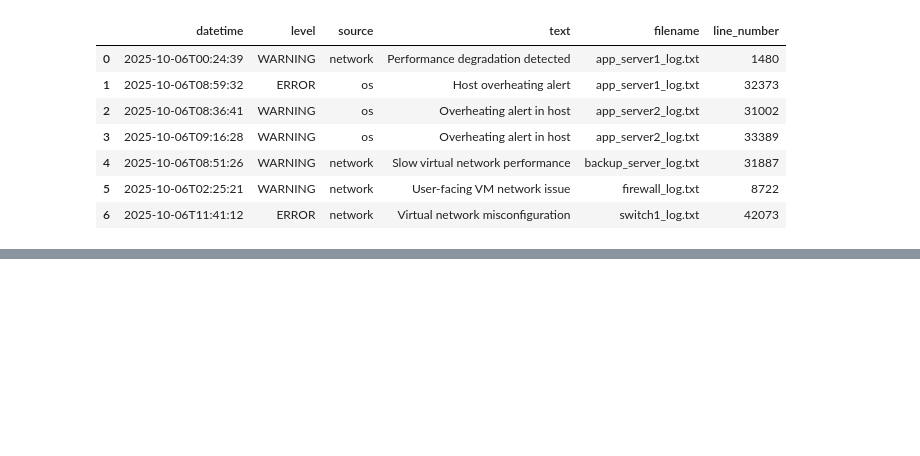
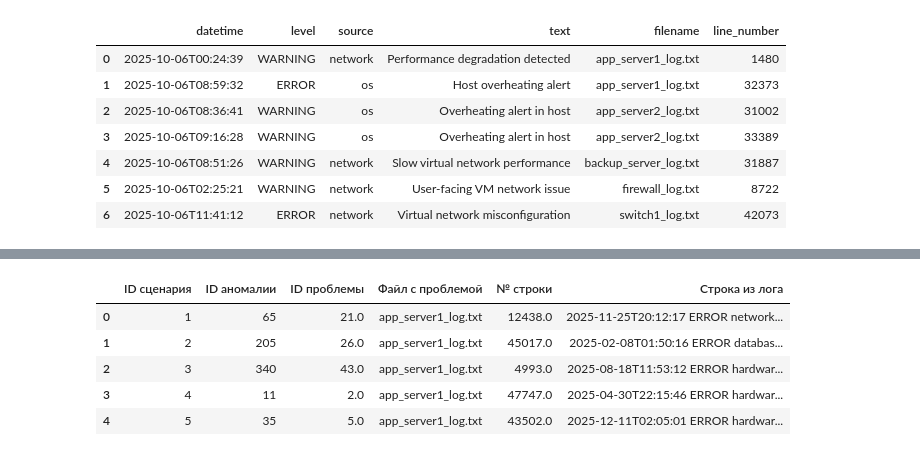
Before and after one commit to Rafaildavar/AtomicHack-Log-Monitor, a Jupyter notebook: log_analysis/data_analysis.ipynb, the cells around one changed output, grey strips where cells are left out. Saved outputs shown, nothing was run; the diff lists cells and outputs as text; code cells hidden in the pictures; blank space fills up the shorter version.

```diff
--- a/log_analysis/data_analysis.ipynb
+++ b/log_analysis/data_analysis.ipynb
@@ -157,0 +159,15 @@ result_df_t.head()
+# %%
+df = find_anomaly_problem_chain_transform(all_tests, anomalies_problems)
+# %%
+df_clear = df.drop(['Аномалия', 'Уверенность'], axis=1)
+# %%
+df_clear.rename(columns={'id_scenario': 'ID сценария'}, inplace=True)
+# %%
+df_clear.head()
+# %% [output]
+|  | ID сценария | ID аномалии | ID проблемы | Файл с проблемой | № строки | Строка из лога |
+| 0 | 1 | 65 | 21.0 | app_server1_log.txt | 12438.0 | 2025-11-25T20:12:17 ERROR network... |
+| 1 | 2 | 205 | 26.0 | app_server1_log.txt | 45017.0 | 2025-02-08T01:50:16 ERROR databas... |
+| 2 | 3 | 340 | 43.0 | app_server1_log.txt | 4993.0 | 2025-08-18T11:53:12 ERROR hardwar... |
+| 3 | 4 | 11 | 2.0 | app_server1_log.txt | 47747.0 | 2025-04-30T22:15:46 ERROR hardwar... |
+| 4 | 5 | 35 | 5.0 | app_server1_log.txt | 43502.0 | 2025-12-11T02:05:01 ERROR hardwar... |
```
Also changed, not shown: parts of 13 cells of this notebook, 2 other files.
